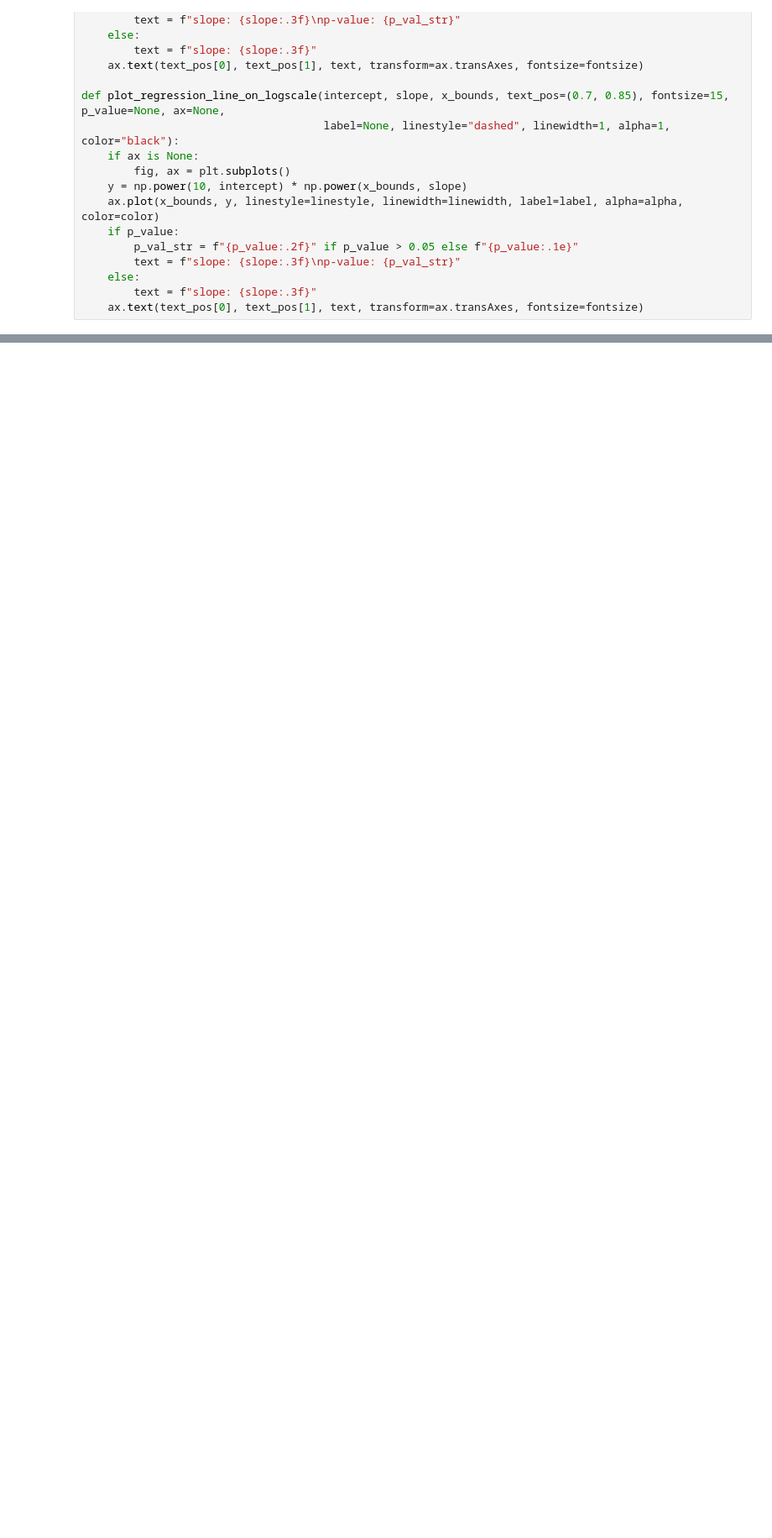
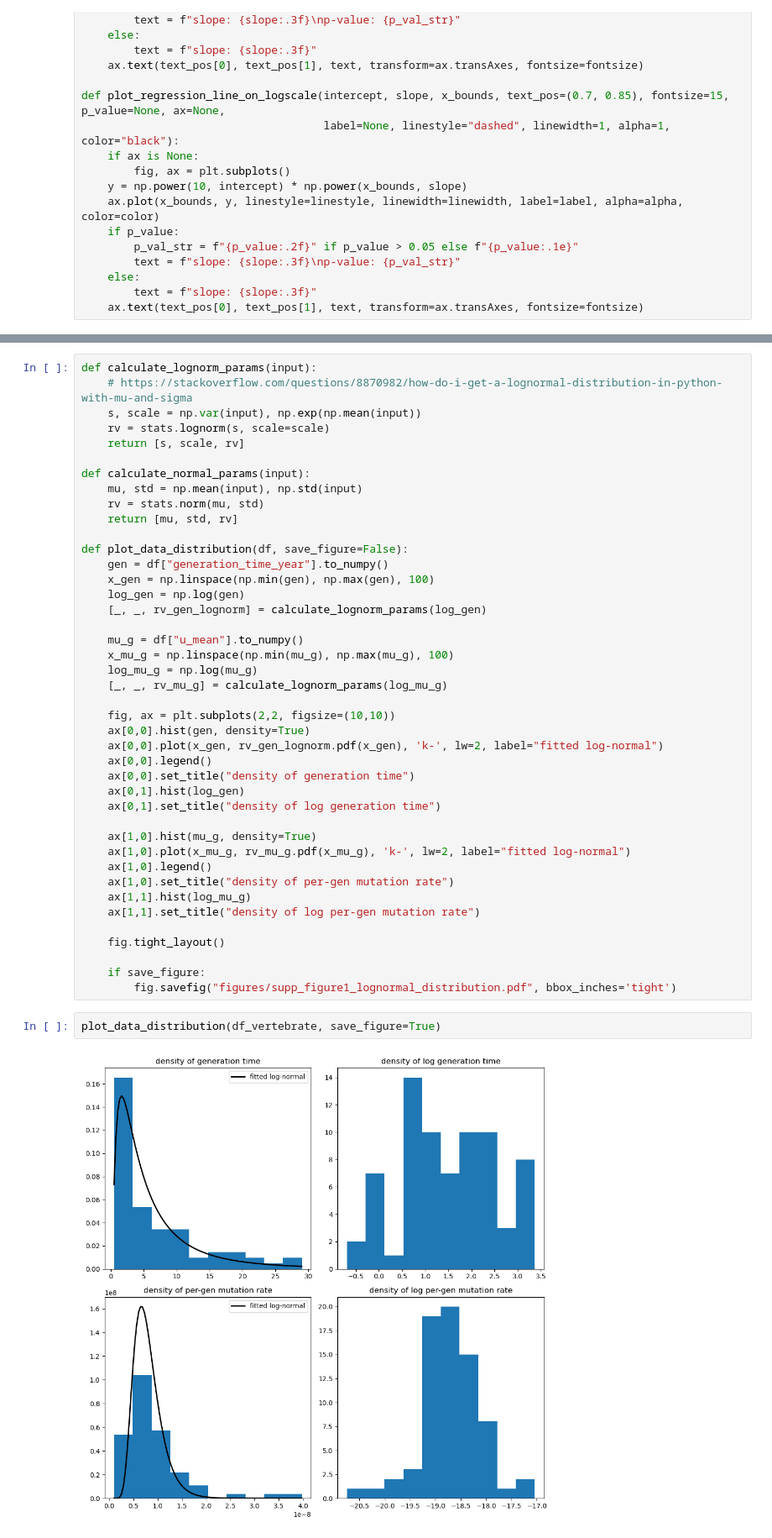
Before and after one commit to harrispopgen/clocklike-DBH, a Jupyter notebook: DBH_plots.ipynb, the cells around one changed output, grey strips where cells are left out. Shown at 84% size. Drawn from its saved outputs; the diff is of its cells as text; blank space fills up the shorter version.

```diff
--- a/DBH_plots.ipynb
+++ b/DBH_plots.ipynb
@@ -564,0 +574,46 @@ rss (u_gen)  2.83E-15           4.96E-15          3.10E-15
+# %%
+def calculate_lognorm_params(input):
+    # https://stackoverflow.com/questions/8870982/how-do-i-get-a-lognormal-distribution-in-python-with-mu-and-sigma
+    s, scale = np.var(input), np.exp(np.mean(input))
+    rv = stats.lognorm(s, scale=scale)
+    return [s, scale, rv]
+
+def calculate_normal_params(input):
+    mu, std = np.mean(input), np.std(input)
+    rv = stats.norm(mu, std)
+    return [mu, std, rv]
+
+def plot_data_distribution(df, save_figure=False):
+    gen = df["generation_time_year"].to_numpy()
+    x_gen = np.linspace(np.min(gen), np.max(gen), 100)
+    log_gen = np.log(gen)
+    [_, _, rv_gen_lognorm] = calculate_lognorm_params(log_gen)
+
+    mu_g = df["u_mean"].to_numpy()
+    x_mu_g = np.linspace(np.min(mu_g), np.max(mu_g), 100)
+    log_mu_g = np.log(mu_g)
+    [_, _, rv_mu_g] = calculate_lognorm_params(log_mu_g)
+
+    fig, ax = plt.subplots(2,2, figsize=(10,10))
+    ax[0,0].hist(gen, density=True)
+    ax[0,0].plot(x_gen, rv_gen_lognorm.pdf(x_gen), 'k-', lw=2, label="fitted log-normal")
+    ax[0,0].legend()
+    ax[0,0].set_title("density of generation time")
+    ax[0,1].hist(log_gen)
+    ax[0,1].set_title("density of log generation time")
+
+    ax[1,0].hist(mu_g, density=True)
+    ax[1,0].plot(x_mu_g, rv_mu_g.pdf(x_mu_g), 'k-', lw=2, label="fitted log-normal")
+    ax[1,0].legend()
+    ax[1,0].set_title("density of per-gen mutation rate")
+    ax[1,1].hist(log_mu_g)
+    ax[1,1].set_title("density of log per-gen mutation rate")
+
+    fig.tight_layout()
+
+    if save_figure:
+        fig.savefig("figures/supp_figure1_lognormal_distribution.pdf", bbox_inches='tight')
+# %%
+plot_data_distribution(df_vertebrate, save_figure=True)
+# %% [output]
+[figure, added]
```
Also changed, not shown: parts of 4 cells of this notebook.
